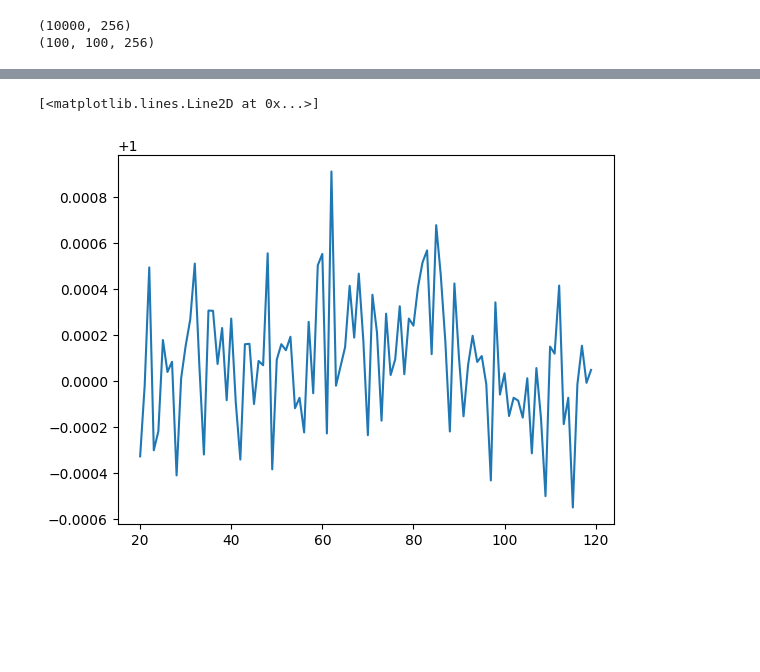
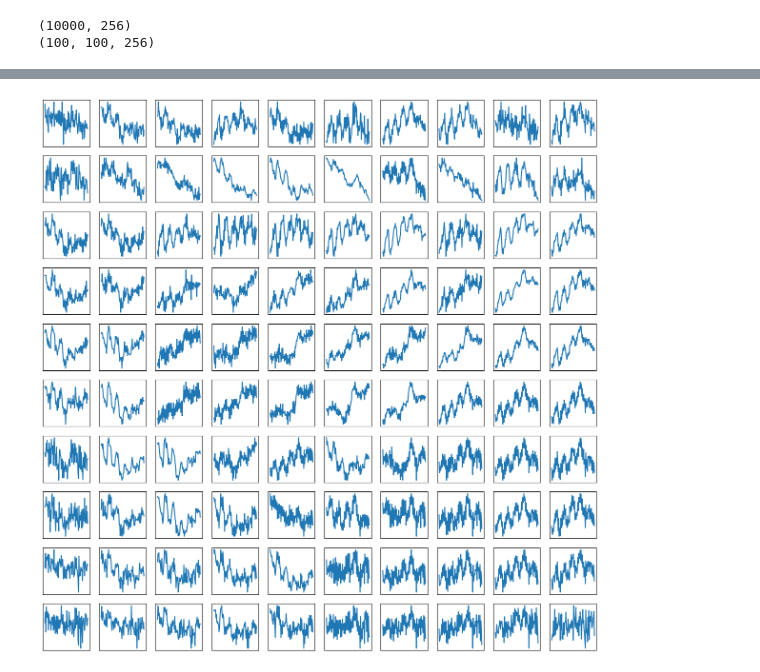
Before and after one commit to KSND-123/VSDI_model_benchmarks, a Jupyter notebook: data_exploration.ipynb, the cells around one changed output, grey strips where cells are left out. Drawn from its saved outputs; the diff is of its cells as text; code cells hidden in the pictures; blank space fills up the shorter version.

```diff
--- a/data_exploration.ipynb
+++ b/data_exploration.ipynb
@@ -75,9 +75,19 @@ for ax, frame in zip(axs.flatten(), frames):
-# %%
-pix = avg_arr[550,20:120]
-frames = np.arange(20,120)
-
-plt.plot(frames,pix)
-# %% [output]
-[<matplotlib.lines.Line2D at 0x...>]
-[figure, removed]
+# %%
+fig, axs = plt.subplots(ncols=10,nrows=10, figsize=(15,15))
+frames = np.arange(20,120)
+plots = []
+
+for start_vertical in range(0,100,10):
+    for start_horizontal in range(0,100,10):
+        pix_10by10 = arr_3d_avg[start_vertical:start_vertical+10, start_horizontal:start_horizontal+10, 20:120]
+        pix_10by10 = pix_10by10.mean(axis=0)
+        pix_10by10 = pix_10by10.mean(axis=0)
+        plots.append(pix_10by10)
+
+for ax, plot in zip(axs.flatten(), plots):
+    ax.plot(frames,plot)
+    ax.set_xticks([])
+    ax.set_yticks([])
+# %% [output]
+[figure, added]
 # %%
```
Also changed, not shown: parts of 2 cells of this notebook.
